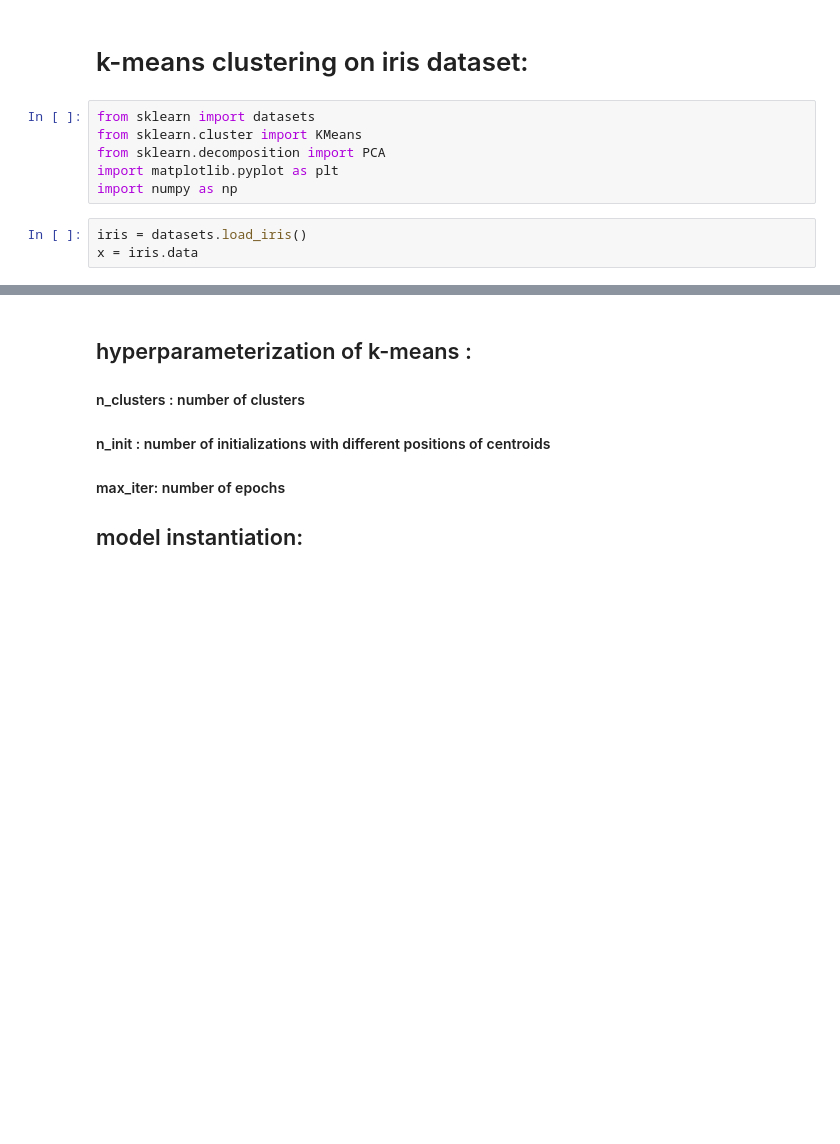
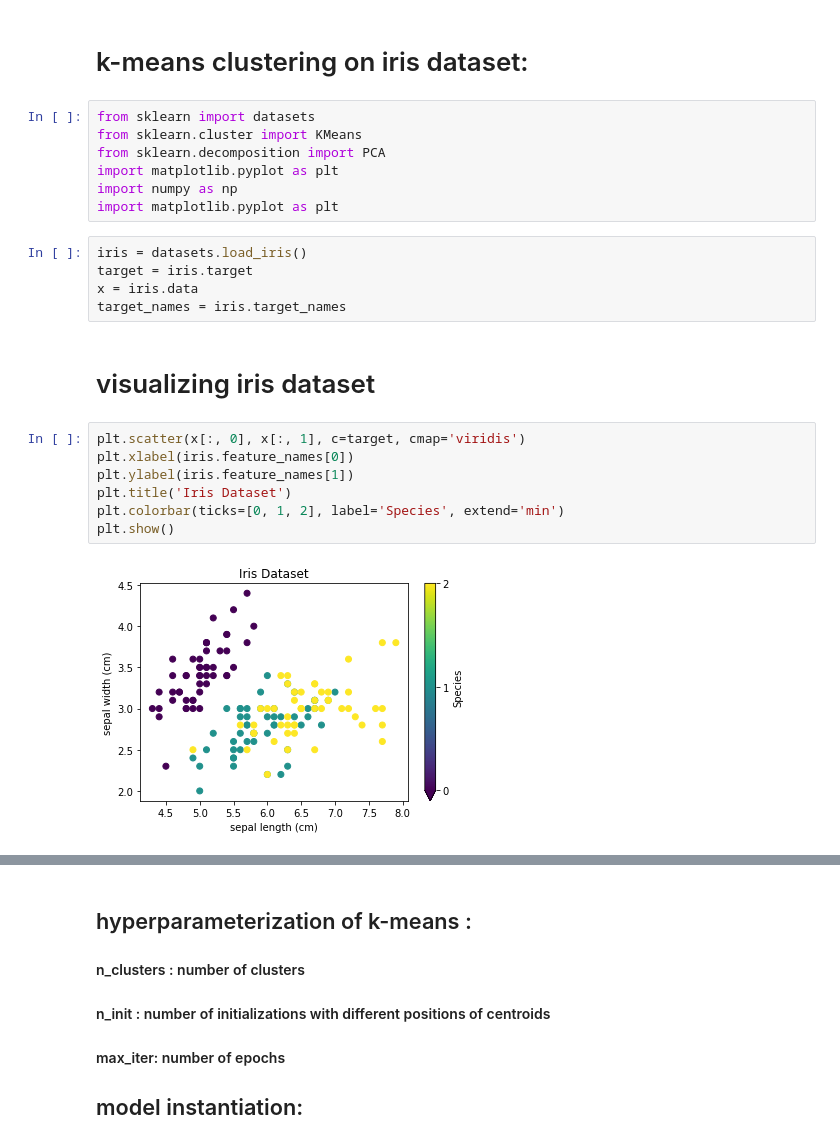
Before and after one commit to HuzefaAnver2303002KHIDEG/HuzefaAnver-DEG-002, a Jupyter notebook: Unit 3.3 graded assignment/assignment 3.3.ipynb, the cells around one changed output, grey strips where cells are left out. Cells and saved outputs as stored; diff of their text form; blank space fills up the shorter version.

```diff
--- a/Unit 3.3 graded assignment/assignment 3.3.ipynb
+++ b/Unit 3.3 graded assignment/assignment 3.3.ipynb
@@ -6,6 +6,20 @@ from sklearn.cluster import KMeans
 from sklearn.decomposition import PCA
 import matplotlib.pyplot as plt
 import numpy as np
+import matplotlib.pyplot as plt
 # %%
 iris = datasets.load_iris()
+target = iris.target
 x = iris.data
+target_names = iris.target_names
+# %% [markdown]
+# visualizing iris dataset
+# %%
+plt.scatter(x[:, 0], x[:, 1], c=target, cmap='viridis')
+plt.xlabel(iris.feature_names[0])
+plt.ylabel(iris.feature_names[1])
+plt.title('Iris Dataset')
+plt.colorbar(ticks=[0, 1, 2], label='Species', extend='min')
+plt.show()
+# %% [output]
+[figure, added]
```
Also changed, not shown: parts of 3 cells of this notebook.
